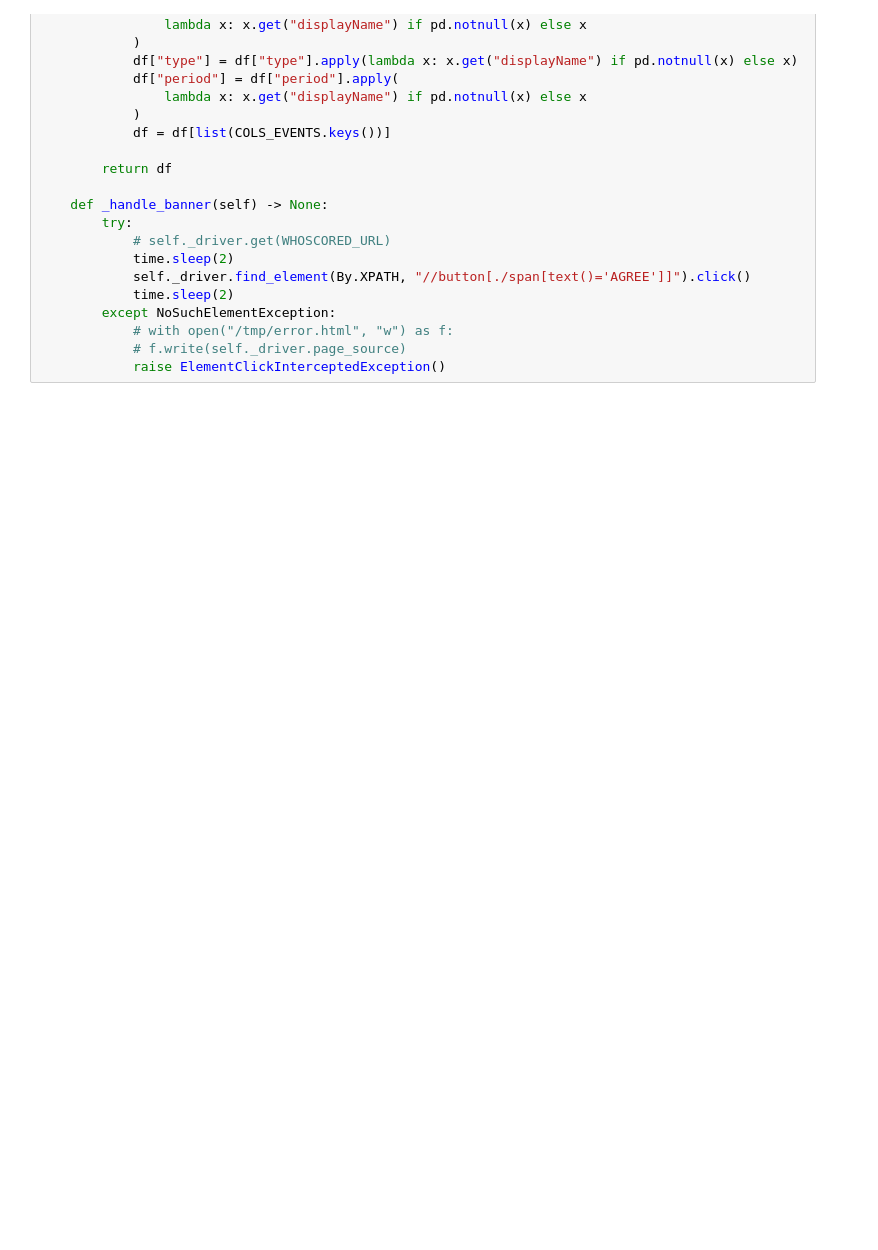
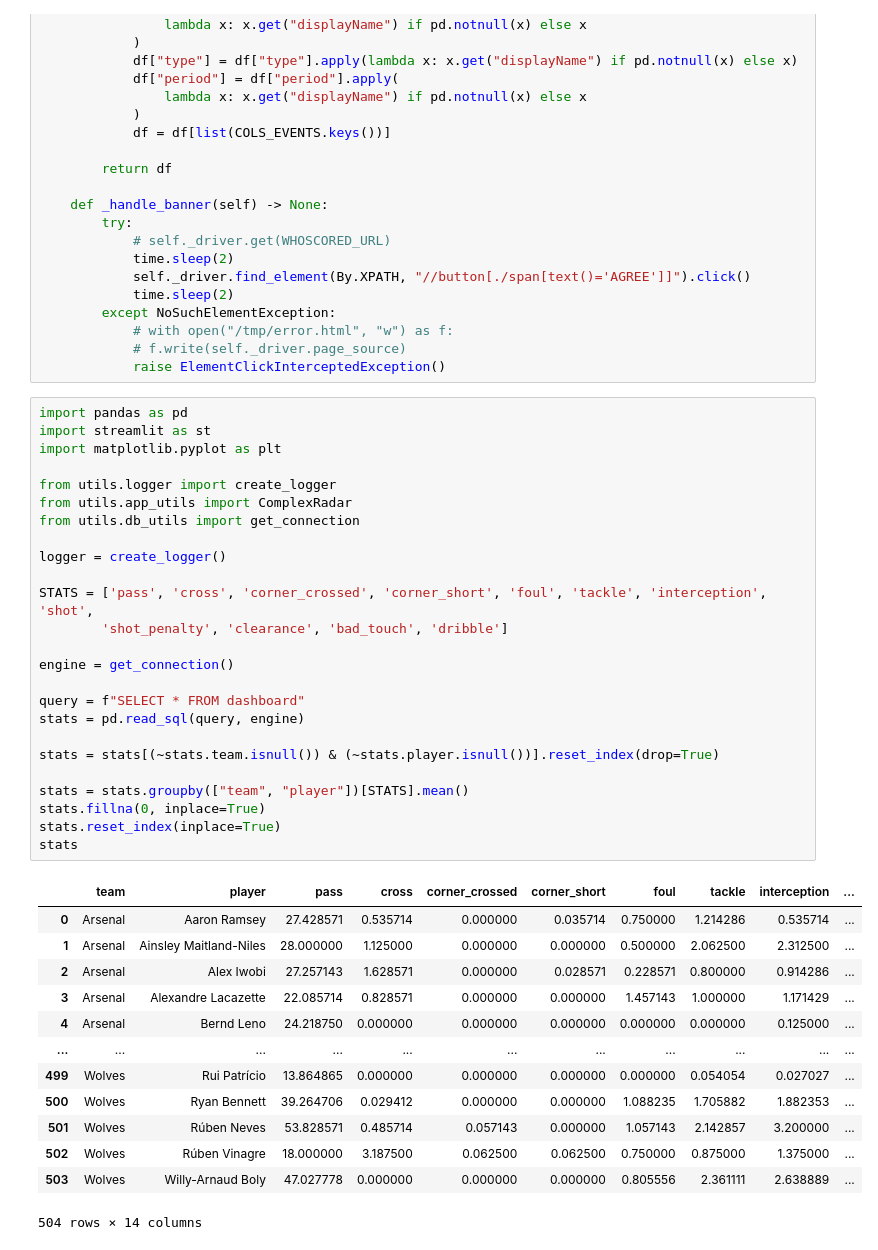
Before and after one commit to VitalyPavlov/Sport_radar_chart, a Jupyter notebook: src/eda.ipynb, the cells around one changed output. Cells and saved outputs as stored; diff of their text form; blank space fills up the shorter version.

```diff
--- a/src/eda.ipynb
+++ b/src/eda.ipynb
@@ -2005,3 +2005,42 @@ class WhoScored():
             # with open("/tmp/error.html", "w") as f:
             # f.write(self._driver.page_source)
             raise ElementClickInterceptedException()
+# %%
+import pandas as pd
+import streamlit as st
+import matplotlib.pyplot as plt
+
+from utils.logger import create_logger
+from utils.app_utils import ComplexRadar
+from utils.db_utils import get_connection
+
+logger = create_logger()
+
+STATS = ['pass', 'cross', 'corner_crossed', 'corner_short', 'foul', 'tackle', 'interception', 'shot',
+        'shot_penalty', 'clearance', 'bad_touch', 'dribble']
+
+engine = get_connection()
+
+query = f"SELECT * FROM dashboard"
+stats = pd.read_sql(query, engine)
+
+stats = stats[(~stats.team.isnull()) & (~stats.player.isnull())].reset_index(drop=True)
+
+stats = stats.groupby(["team", "player"])[STATS].mean()
+stats.fillna(0, inplace=True)
+stats.reset_index(inplace=True)
+stats
+# %% [output]
+|  | team | player | pass | cross | corner_crossed | corner_short | foul | tackle | interception | ... |
+| 0 | Arsenal | Aaron Ramsey | 27.428571 | 0.535714 | 0.000000 | 0.035714 | 0.750000 | 1.214286 | 0.535714 | ... |
+| 1 | Arsenal | Ainsley Maitland-Niles | 28.000000 | 1.125000 | 0.000000 | 0.000000 | 0.500000 | 2.062500 | 2.312500 | ... |
+| 2 | Arsenal | Alex Iwobi | 27.257143 | 1.628571 | 0.000000 | 0.028571 | 0.228571 | 0.800000 | 0.914286 | ... |
+| 3 | Arsenal | Alexandre Lacazette | 22.085714 | 0.828571 | 0.000000 | 0.000000 | 1.457143 | 1.000000 | 1.171429 | ... |
+| 4 | Arsenal | Bernd Leno | 24.218750 | 0.000000 | 0.000000 | 0.000000 | 0.000000 | 0.000000 | 0.125000 | ... |
+| ... | ... | ... | ... | ... | ... | ... | ... | ... | ... | ... |
+| 499 | Wolves | Rui Patrício | 13.864865 | 0.000000 | 0.000000 | 0.000000 | 0.000000 | 0.054054 | 0.027027 | ... |
+| 500 | Wolves | Ryan Bennett | 39.264706 | 0.029412 | 0.000000 | 0.000000 | 1.088235 | 1.705882 | 1.882353 | ... |
+| 501 | Wolves | Rúben Neves | 53.828571 | 0.485714 | 0.057143 | 0.000000 | 1.057143 | 2.142857 | 3.200000 | ... |
+| 502 | Wolves | Rúben Vinagre | 18.000000 | 3.187500 | 0.062500 | 0.062500 | 0.750000 | 0.875000 | 1.375000 | ... |
+| 503 | Wolves | Willy-Arnaud Boly | 47.027778 | 0.000000 | 0.000000 | 0.000000 | 0.805556 | 2.361111 | 2.638889 | ... |
+504 rows × 14 columns
```
Also changed, not shown: parts of 8 cells of this notebook, 2 other files.
